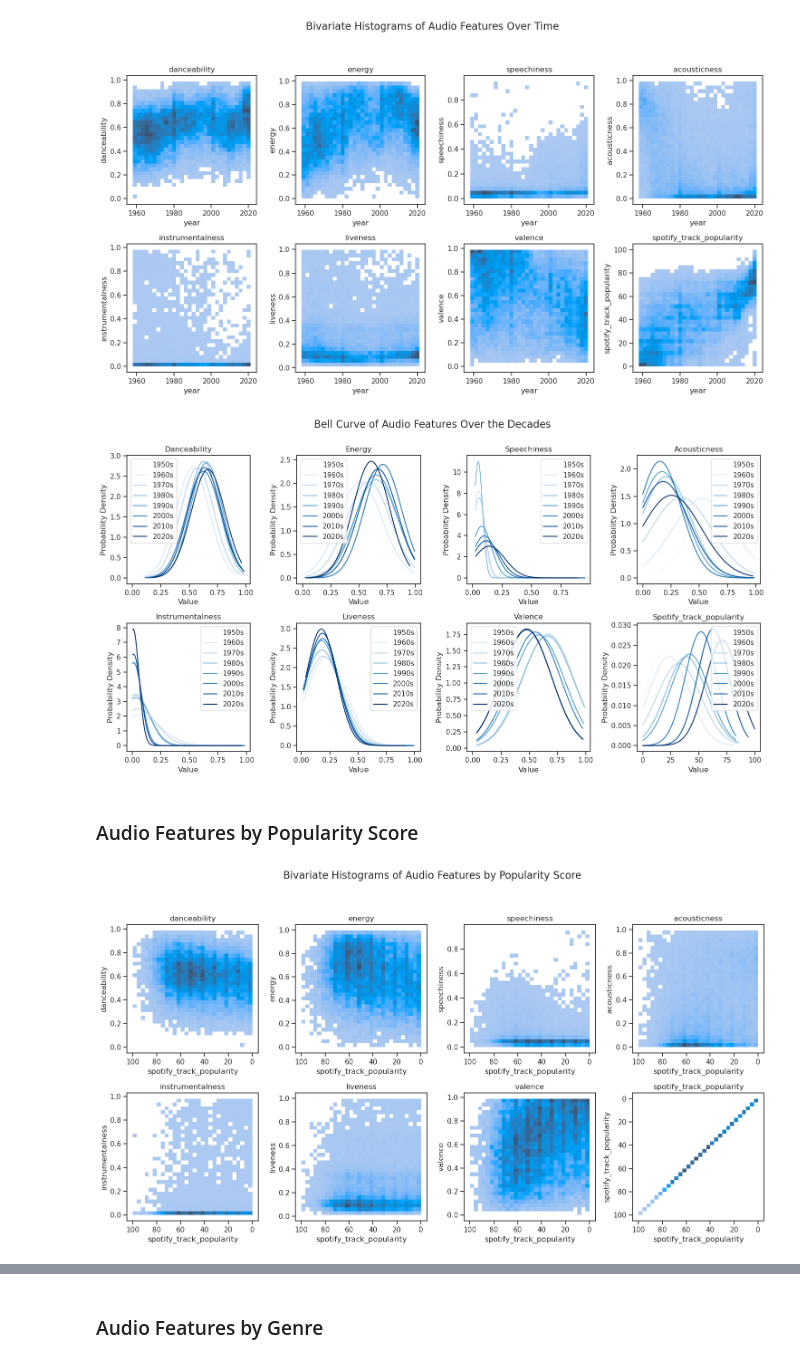
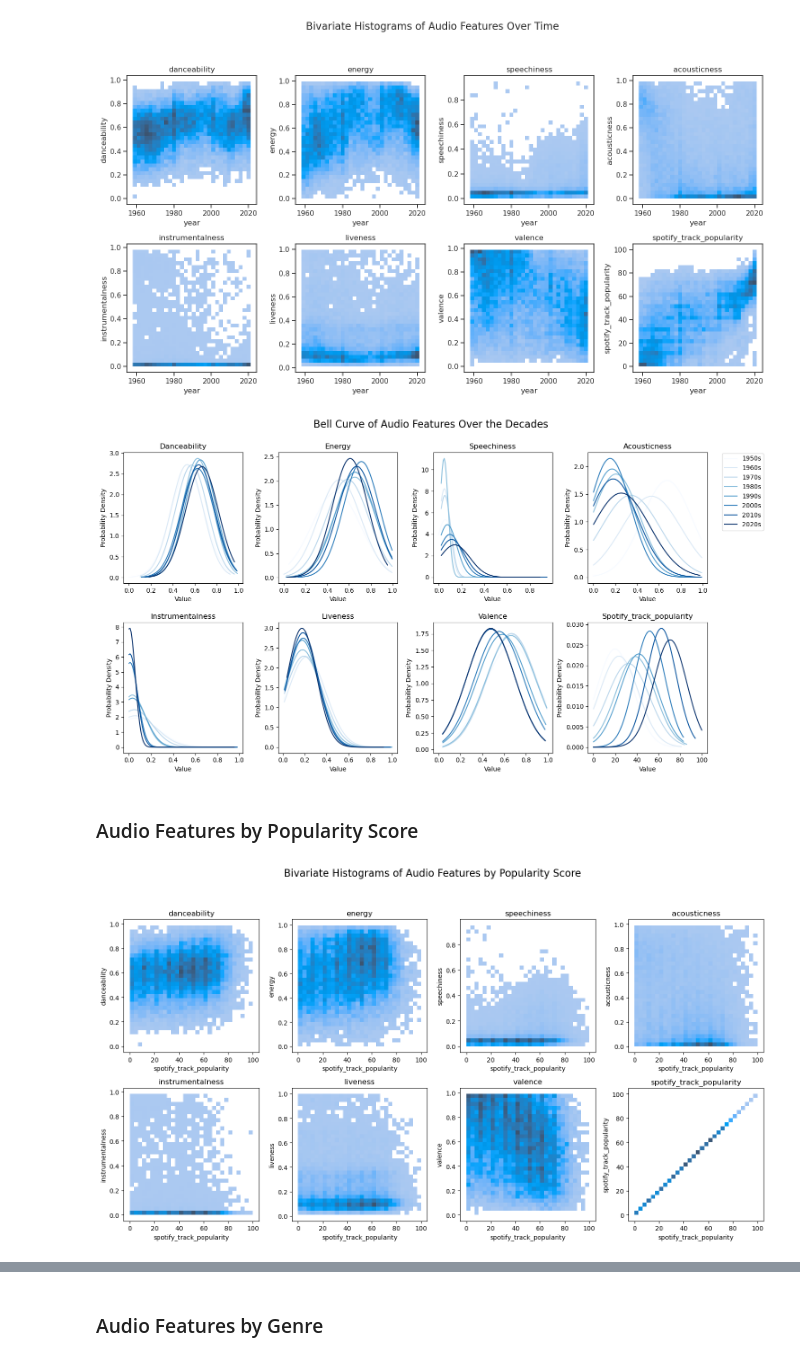
Before and after one commit to dliang5299/Spotify-Analysis, a Jupyter notebook: audio_features_analysis.ipynb, the cells around one changed output, grey strips where cells are left out. Saved outputs shown, nothing was run; the diff lists cells and outputs as text; code cells hidden in the pictures.

```diff
--- a/audio_features_analysis.ipynb
+++ b/audio_features_analysis.ipynb
@@ -184,10 +195,10 @@ for i, feature in enumerate(audio_features_list + ['spotify_track_popularity']):
     for j, (lower, upper) in reversed(list(enumerate(billboard_ranges))):
         data_subset = af[(af['peak_position'] >= lower) & (af['peak_position'] < upper)]
 
-        # Fit a normal distribution to the data
+        # fit a normal distribution to the data
         mu, std = norm.fit(data_subset[feature])
 
-        # Generate x values for the PDF
+        # x values for the PDF
         x = np.linspace(data_subset[feature].min(), data_subset[feature].max(), 100)
         # Calculate the PDF using the fitted parameters
         pdf = norm.pdf(x, mu, std)
@@ -199,9 +210,12 @@ for i, feature in enumerate(audio_features_list + ['spotify_track_popularity']):
     axes[i].set_title(feature.capitalize())
     axes[i].set_xlabel('Value')
     axes[i].set_ylabel('Probability Density')
-    axes[i].legend()
+
+# place the legend below the suptitle
+plt.legend(bbox_to_anchor=(1.5, 1.53), loc='lower right')
 
 plt.suptitle('Bell Curve of Audio Features by Billboard Rank', fontsize=16, y=1)
 plt.tight_layout()
+plt.subplots_adjust(hspace=0.3, wspace=0.3)
 plt.show()
 # %% [output]
@@ -251,56 +265,53 @@ for i, feature in enumerate(audio_features_list + ['spotify_track_popularity']):
     for j, decade in enumerate(range(af['year'].min() // 10 * 10, af['year'].max() // 10 * 10 + 10, 10)):
         data_subset = af[(af['year'] >= decade) & (af['year'] < decade + 10)]
 
-        # Fit a normal distribution to the data
+        # fit a normal distribution to the data
         mu, std = norm.fit(data_subset[feature])
 
-        # Generate x values for the PDF
+        # x values for the PDF
         x = np.linspace(data_subset[feature].min(), data_subset[feature].max(), 100)
         # Calculate the PDF using the fitted parameters
         pdf = norm.pdf(x, mu, std)
 
-        # Plot the PDF on the corresponding subplot with colormap
+        # plot the PDF with colormap
         axes[i].plot(x, pdf, label=f'{decade}s', color=colormap(j / len(range(af["year"].min(), af["year"].max(), 10))))
 
     # set plot labels and title
     axes[i].set_title(feature.capitalize())
     axes[i].set_xlabel('Value')
     axes[i].set_ylabel('Probability Density')
-    axes[i].legend()
+
+# place the legend below the suptitle
+plt.legend(bbox_to_anchor=(1.5, 1.68), loc='lower right')
 
 plt.suptitle('Bell Curve of Audio Features Over the Decades', fontsize=16, y=1)
 plt.tight_layout()
+plt.subplots_adjust(hspace=0.3, wspace=0.3)
 plt.show()
 # %% [output]
-[figure, old version]
+[figure, new version]
 # %% [markdown]
 ### Audio Features by Popularity Score
 # %%
 '''Bivariate Histograms of Audio Features by Popularity Score'''
 
 # create 2x4 subplot
 fig, axes = plt.subplots(nrows=2, ncols=4, figsize=(15, 8))
 
 # flatten for indexing
 axes = axes.flatten()
 
 # iterate through audio features + popularity score
 for i, feature in enumerate(audio_features_list + ['spotify_track_popularity']):
     sns.histplot(
         data=af, x="spotify_track_popularity", y=feature, bins=30, ax=axes[i])
     axes[i].set_title(feature)
 
-    # reverse x-axis
-    axes[i].invert_xaxis()
-    # reverse y-axis if feature is popularity
-    if feature == 'spotify_track_popularity':
-        axes[i].invert_yaxis()
-
 plt.suptitle('Bivariate Histograms of Audio Features by Popularity Score', fontsize=16, y=1.05)
 plt.tight_layout()
 plt.show()
 # %% [output]
-[figure, old version]
+[figure, new version]
 # %%
 '''Bell Curve of Audio Features by Popularity Score'''
 
```
Also changed, not shown: parts of 7 cells of this notebook.
